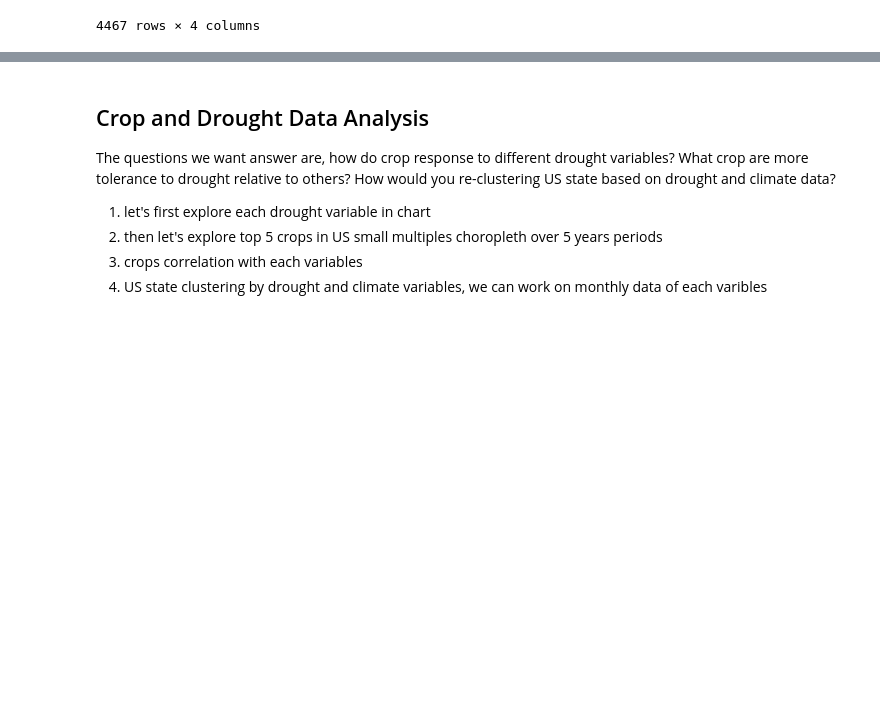
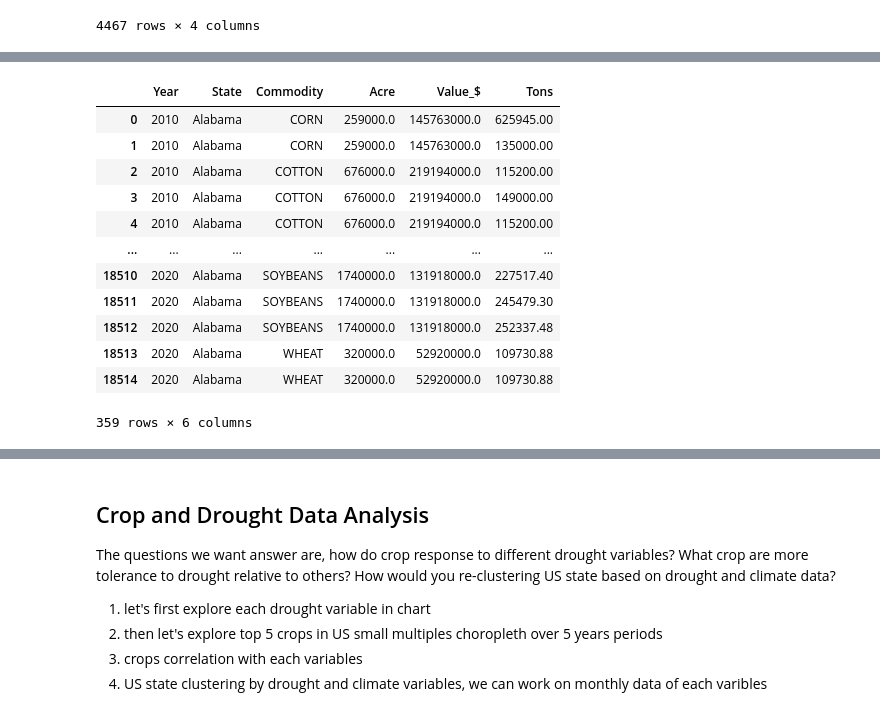
Before and after one commit to srilekha-sikhinam/SIADS-591_592, a Jupyter notebook: drought_crop.ipynb, the cells around one changed output, grey strips where cells are left out. Cells and saved outputs as stored; diff of their text form; code cells hidden in the pictures; blank space fills up the shorter version.

```diff
--- a/drought_crop.ipynb
+++ b/drought_crop.ipynb
@@ -309 +376,20 @@ crop_df2
+# %%
+# merge 2 crops value by Acre and by Value
+all_crop_df = pd.merge(crop_df1, crop_df2, on=['Year', 'State', 'Commodity'], how='inner')
+all_crop_df_value = pd.merge(all_crop_df, crop_df3, on=['Year', 'State', 'Commodity'], how='inner')
+all_crop_df_value[all_crop_df_value['State']== 'Alabama']
+# %% [output]
+|  | Year | State | Commodity | Acre | Value_$ | Tons |
+| 0 | 2010 | Alabama | CORN | 259000.0 | 145763000.0 | 625945.00 |
+| 1 | 2010 | Alabama | CORN | 259000.0 | 145763000.0 | 135000.00 |
+| 2 | 2010 | Alabama | COTTON | 676000.0 | 219194000.0 | 115200.00 |
+| 3 | 2010 | Alabama | COTTON | 676000.0 | 219194000.0 | 149000.00 |
+| 4 | 2010 | Alabama | COTTON | 676000.0 | 219194000.0 | 115200.00 |
+| ... | ... | ... | ... | ... | ... | ... |
+| 18510 | 2020 | Alabama | SOYBEANS | 1740000.0 | 131918000.0 | 227517.40 |
+| 18511 | 2020 | Alabama | SOYBEANS | 1740000.0 | 131918000.0 | 245479.30 |
+| 18512 | 2020 | Alabama | SOYBEANS | 1740000.0 | 131918000.0 | 252337.48 |
+| 18513 | 2020 | Alabama | WHEAT | 320000.0 | 52920000.0 | 109730.88 |
+| 18514 | 2020 | Alabama | WHEAT | 320000.0 | 52920000.0 | 109730.88 |
+359 rows × 6 columns
 # %%
```
Also changed, not shown: parts of 5 cells of this notebook, 48 other files.
